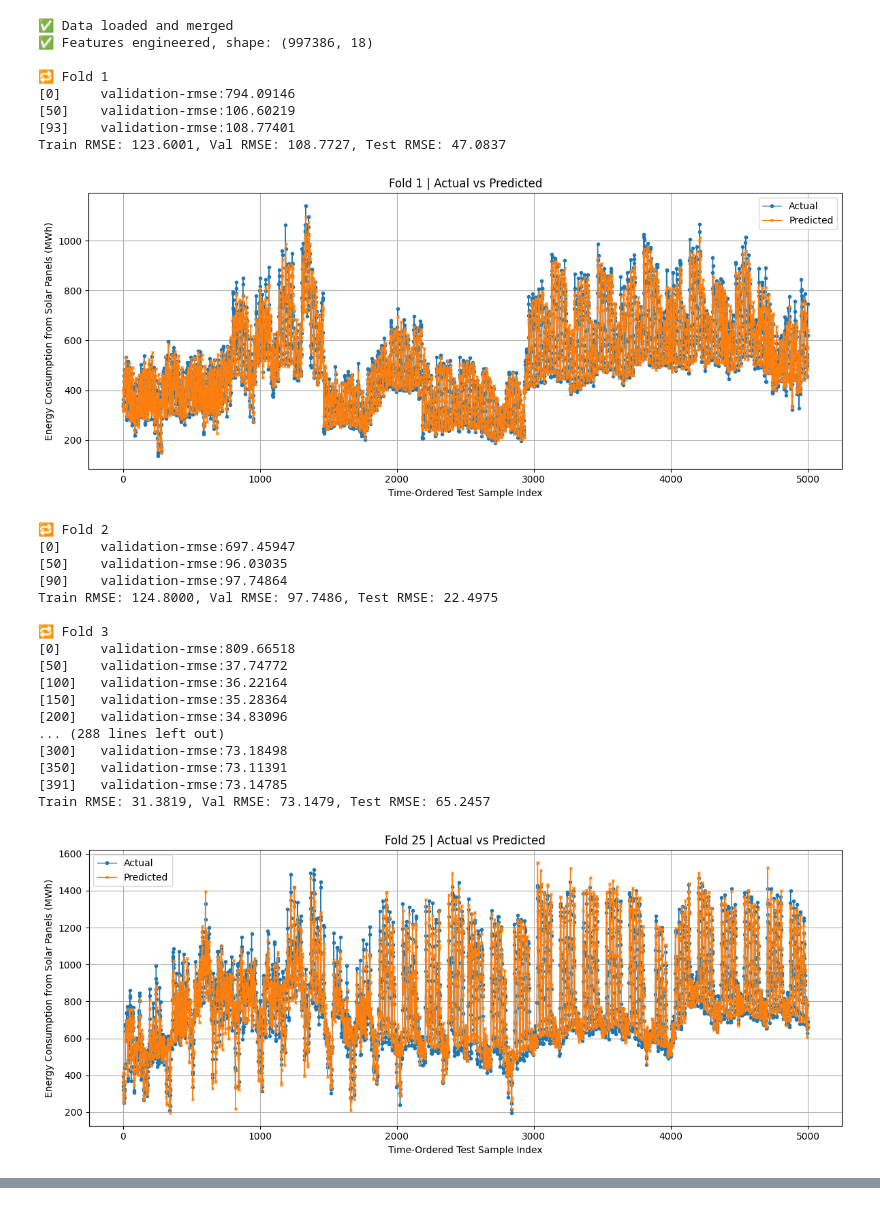
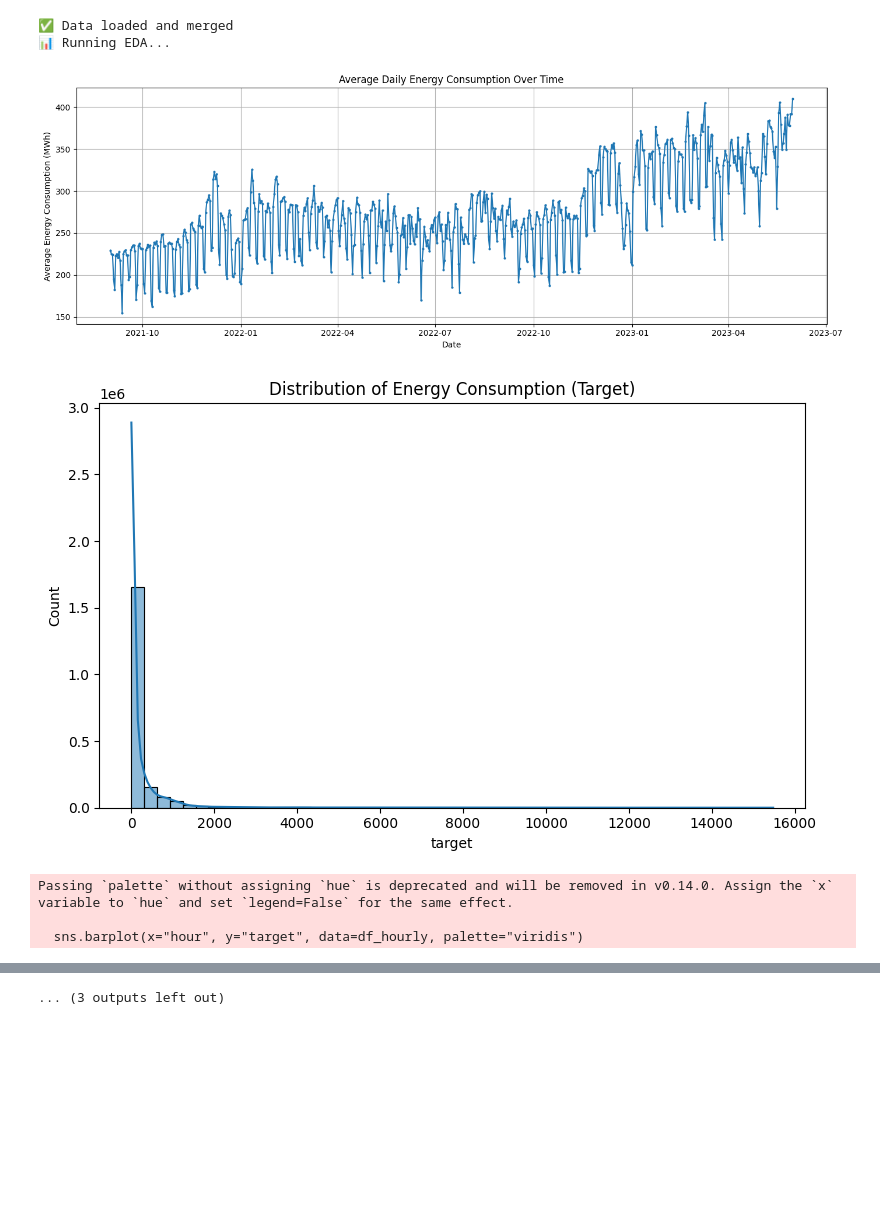
Before and after one commit to ma2622/Energy-Consumption-Project, a Jupyter notebook: final_data.ipynb, the cells around one changed output, grey strips where cells are left out. Cells and saved outputs as stored; diff of their text form; code cells hidden in the pictures; blank space fills up the shorter version.

```diff
--- a/final_data.ipynb
+++ b/final_data.ipynb
@@ -1,41 +1,57 @@
 # %%
 import seaborn as sns
 import matplotlib.pyplot as plt
+import pandas as pd
 def run_eda_plots(df):
     print("📊 Running EDA...")
 
-    # Time series plot of target
+    # Convert datetime if not already done
+    if not pd.api.types.is_datetime64_any_dtype(df["datetime"]):
+        df["datetime"] = pd.to_datetime(df["datetime"], errors='coerce')
+
+    # --- 1. Time series plot with daily average target ---
+    df_daily = df.groupby(df["datetime"].dt.date)["target"].mean().reset_index()
+    df_daily["datetime"] = pd.to_datetime(df_daily["datetime"])  # convert back to datetime for plotting
+
     plt.figure(figsize=(14, 5))
-    plt.plot(df["datetime"], df["target"])
-    plt.title("Energy Consumption Over Time")
-    plt.xlabel("Datetime")
-    plt.ylabel("Target (Energy Consumption)")
+    plt.plot(df_daily["datetime"], df_daily["target"], marker='o', markersize=2)
+    plt.title("Average Daily Energy Consumption Over Time")
+    plt.xlabel("Date")
+    plt.ylabel("Average Energy Consumption (MWh)")
     plt.grid(True)
     plt.tight_layout()
     plt.show()
 
-    # Distribution plot of target
+    # --- 2. Distribution plot of target (raw values, no change) ---
     plt.figure(figsize=(8, 5))
     sns.histplot(df["target"].dropna(), bins=50, kde=True)
     plt.title("Distribution of Energy Consumption (Target)")
     plt.tight_layout()
     plt.show()
 
-    # Add hour and dayofweek columns for boxplots
+    # Add hour and dayofweek columns for aggregations
     df["hour"] = df["datetime"].dt.hour
     df["dayofweek"] = df["datetime"].dt.dayofweek
 
-    # Boxplot of target by hour
+    # --- 3. Boxplot of average target by hour ---
+    df_hourly = df.groupby("hour")["target"].mean().reset_index()
+
     plt.figure(figsize=(12, 5))
-    sns.boxplot(x="hour", y="target", data=df)
-    plt.title("Energy Consumption by Hour of Day")
+    sns.barplot(x="hour", y="target", data=df_hourly, palette="viridis")
+    plt.title("Average Energy Consumption by Hour of Day")
+    plt.xlabel("Hour of Day")
+    plt.ylabel("Average Energy Consumption (MWh)")
     plt.tight_layout()
     plt.show()
 
-    # Boxplot of target by day of week
+    # --- 4. Boxplot of average target by day of week ---
+    df_dayofweek = df.groupby("dayofweek")["target"].mean().reset_index()
+
     plt.figure(figsize=(12, 5))
-    sns.boxplot(x="dayofweek", y="target", data=df)
-    plt.title("Energy Consumption by Day of Week")
+    sns.barplot(x="dayofweek", y="target", data=df_dayofweek, palette="magma")
+    plt.title("Average Energy Consumption by Day of Week")
+    plt.xlabel("Day of Week (0=Monday)")
+    plt.ylabel("Average Energy Consumption (MWh)")
     plt.tight_layout()
     plt.show()
 
@@ -220,7 +236,7 @@ def run_pipeline(train_path, client_path, gas_path, weather_path,
     print("✅ Data loaded and merged")
 
     # Uncomment if you want to run EDA plots here
-    # run_eda_plots(merged_df)
+    run_eda_plots(merged_df)
 
     # Feature engineering
     X, y, features = engineer_features(merged_df, historical_weather)
@@ -247,56 +263,36 @@ def run_pipeline(train_path, client_path, gas_path, weather_path,
         val_rmse = np.sqrt(mean_squared_error(y_val, y_val_pred))
         test_rmse = np.sqrt(mean_squared_error(y_test, y_pred))
 
         print(f"Train RMSE: {train_rmse:.4f}, Val RMSE: {val_rmse:.4f}, Test RMSE: {test_rmse:.4f}")
 
         all_y_test.append(y_test)
         all_y_pred.append(y_pred)
 
         if fold + 1 in [1, 25, 50]:
             plot_actual_vs_predicted(y_test, y_pred, "Actual vs Predicted", fold + 1)
 
     # Overall evaluation
     all_y_test = np.concatenate(all_y_test)
     all_y_pred = np.concatenate(all_y_pred)
 
     mae = mean_absolute_error(all_y_test, all_y_pred)
     print(f"\n📊 Overall MAE across all folds: {mae:.4f}")
 
     plot_actual_vs_predicted(all_y_test, all_y_pred, "Overall Actual vs Predicted")
 
 
 # === Correct function call with file path strings ===
 run_pipeline(
     train_path='/Users/manhaawan/Documents/Energy Consumption Project/train.csv',
     client_path='/Users/manhaawan/Documents/Energy Consumption Project/client.csv',
     gas_path='/Users/manhaawan/Documents/Energy Consumption Project/gas_prices.csv',
     weather_path='/Users/manhaawan/Documents/Energy Consumption Project/historical_weather.csv',
 )
 # %% [output]
 ✅ Data loaded and merged
-✅ Features engineered, shape: (997386, 18)
-
-🔁 Fold 1
-[0]     validation-rmse:794.09146
-[50]    validation-rmse:106.60219
-[93]    validation-rmse:108.77401
-Train RMSE: 123.6001, Val RMSE: 108.7727, Test RMSE: 47.0837
+📊 Running EDA...
-[figure, old version]
+[figure, new version]
+[figure, new version]
-🔁 Fold 2
-[0]     validation-rmse:697.45947
-[50]    validation-rmse:96.03035
-[90]    validation-rmse:97.74864
-Train RMSE: 124.8000, Val RMSE: 97.7486, Test RMSE: 22.4975
+Passing `palette` without assigning `hue` is deprecated and will be removed in v0.14.0. Assign the `x` variable to `hue` and set `legend=False` for the same effect.
 
-🔁 Fold 3
-[0]     validation-rmse:809.66518
-[50]    validation-rmse:37.74772
-[100]   validation-rmse:36.22164
-[150]   validation-rmse:35.28364
-[200]   validation-rmse:34.83096
-... (288 lines left out)
-[300]   validation-rmse:73.18498
-[350]   validation-rmse:73.11391
-[391]   validation-rmse:73.14785
-Train RMSE: 31.3819, Val RMSE: 73.1479, Test RMSE: 65.2457
+  sns.barplot(x="hour", y="target", data=df_hourly, palette="viridis")
-[figure, old version]
@@ -322,0 +349 @@ Train RMSE: 39.6588, Val RMSE: 8.9938, Test RMSE: 18.8226
+... (3 outputs left out)
```
Also changed, not shown: parts of 1 cell of this notebook, 11 other files.
